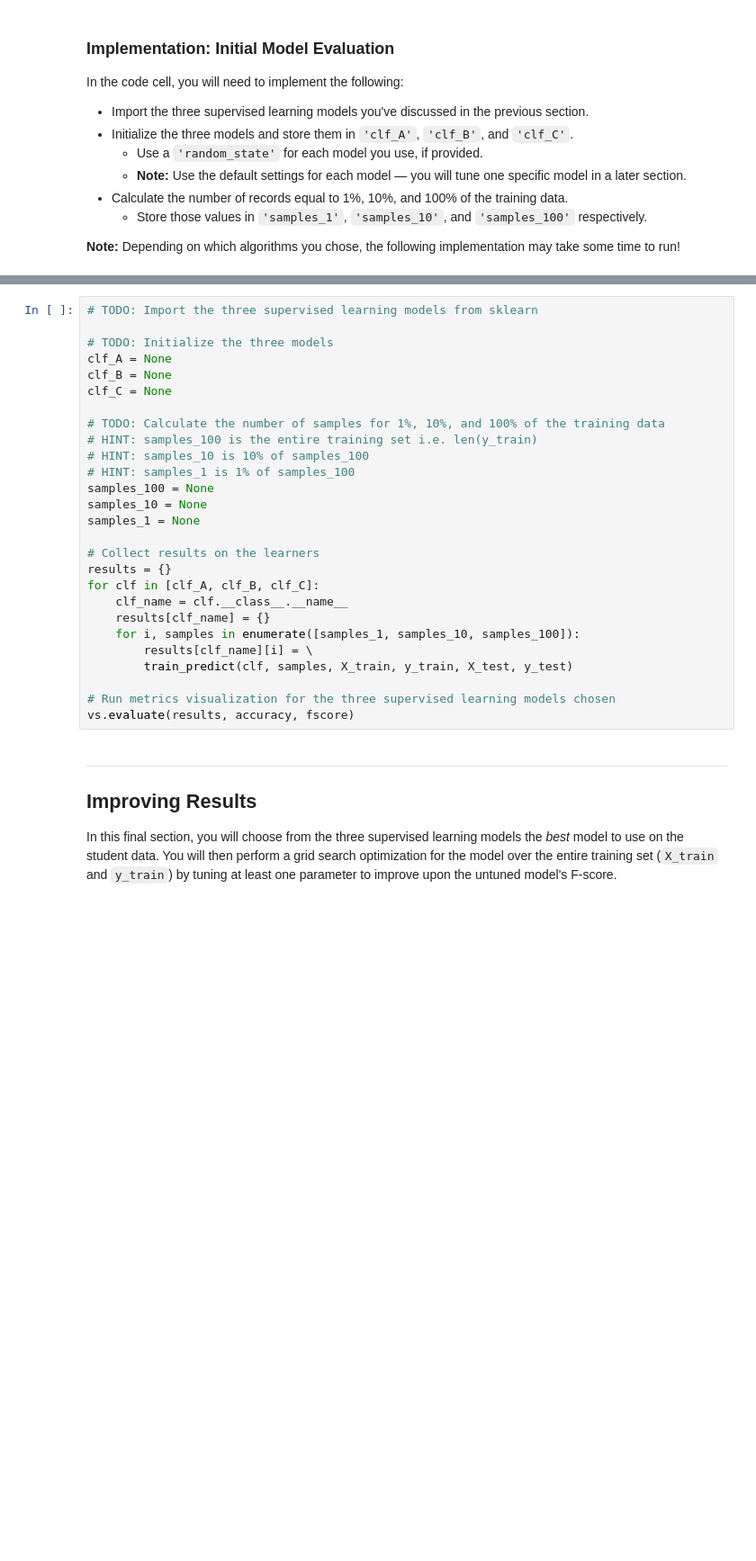
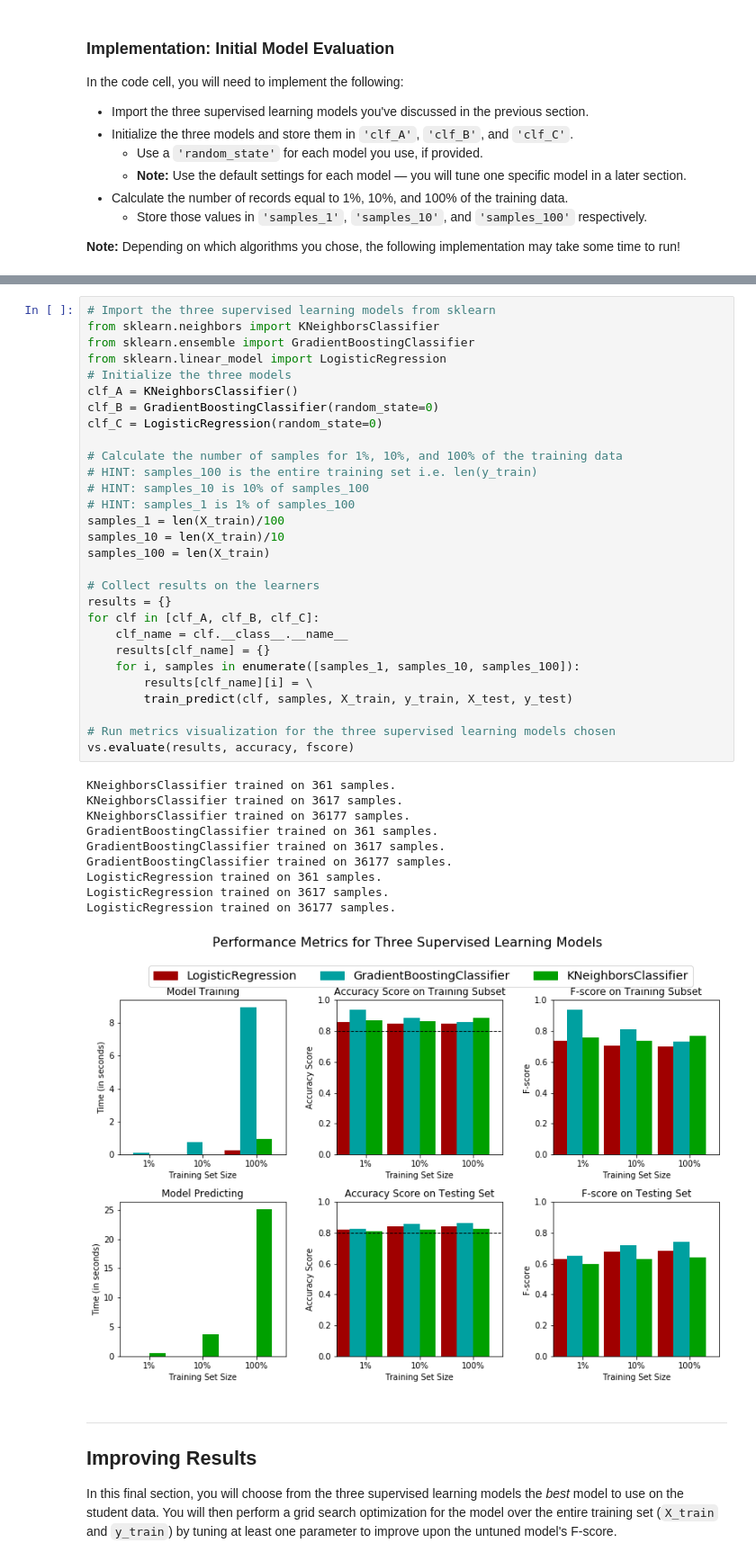
Before and after one commit to wonderlives/machine-learning, a Jupyter notebook: projects/finding_donors/finding_donors.ipynb, the cells around one changed output, grey strips where cells are left out. Shown at 90% size. Cells and saved outputs as stored; diff of their text form; blank space fills up the shorter version.

```diff
--- a/projects/finding_donors/finding_donors.ipynb
+++ b/projects/finding_donors/finding_donors.ipynb
@@ -363,30 +566,43 @@ In the code cell, you will need to implement the following:
 # %%
-# TODO: Import the three supervised learning models from sklearn
+# Import the three supervised learning models from sklearn
+from sklearn.neighbors import KNeighborsClassifier
+from sklearn.ensemble import GradientBoostingClassifier
+from sklearn.linear_model import LogisticRegression
+# Initialize the three models
+clf_A = KNeighborsClassifier()
+clf_B = GradientBoostingClassifier(random_state=0)
+clf_C = LogisticRegression(random_state=0)
 
-# TODO: Initialize the three models
-clf_A = None
-clf_B = None
-clf_C = None
-
-# TODO: Calculate the number of samples for 1%, 10%, and 100% of the training data
+# Calculate the number of samples for 1%, 10%, and 100% of the training data
 # HINT: samples_100 is the entire training set i.e. len(y_train)
 # HINT: samples_10 is 10% of samples_100
 # HINT: samples_1 is 1% of samples_100
-samples_100 = None
-samples_10 = None
-samples_1 = None
+samples_1 = len(X_train)/100
+samples_10 = len(X_train)/10
+samples_100 = len(X_train)
 
 # Collect results on the learners
 results = {}
 for clf in [clf_A, clf_B, clf_C]:
     clf_name = clf.__class__.__name__
     results[clf_name] = {}
     for i, samples in enumerate([samples_1, samples_10, samples_100]):
         results[clf_name][i] = \
         train_predict(clf, samples, X_train, y_train, X_test, y_test)
 
 # Run metrics visualization for the three supervised learning models chosen
 vs.evaluate(results, accuracy, fscore)
+# %% [output]
+KNeighborsClassifier trained on 361 samples.
+KNeighborsClassifier trained on 3617 samples.
+KNeighborsClassifier trained on 36177 samples.
+GradientBoostingClassifier trained on 361 samples.
+GradientBoostingClassifier trained on 3617 samples.
+GradientBoostingClassifier trained on 36177 samples.
+LogisticRegression trained on 361 samples.
+LogisticRegression trained on 3617 samples.
+LogisticRegression trained on 36177 samples.
+[figure, added]
 # %% [markdown]
 ----
 ## Improving Results
```
Also changed, not shown: parts of 29 cells of this notebook, 2 other files.
